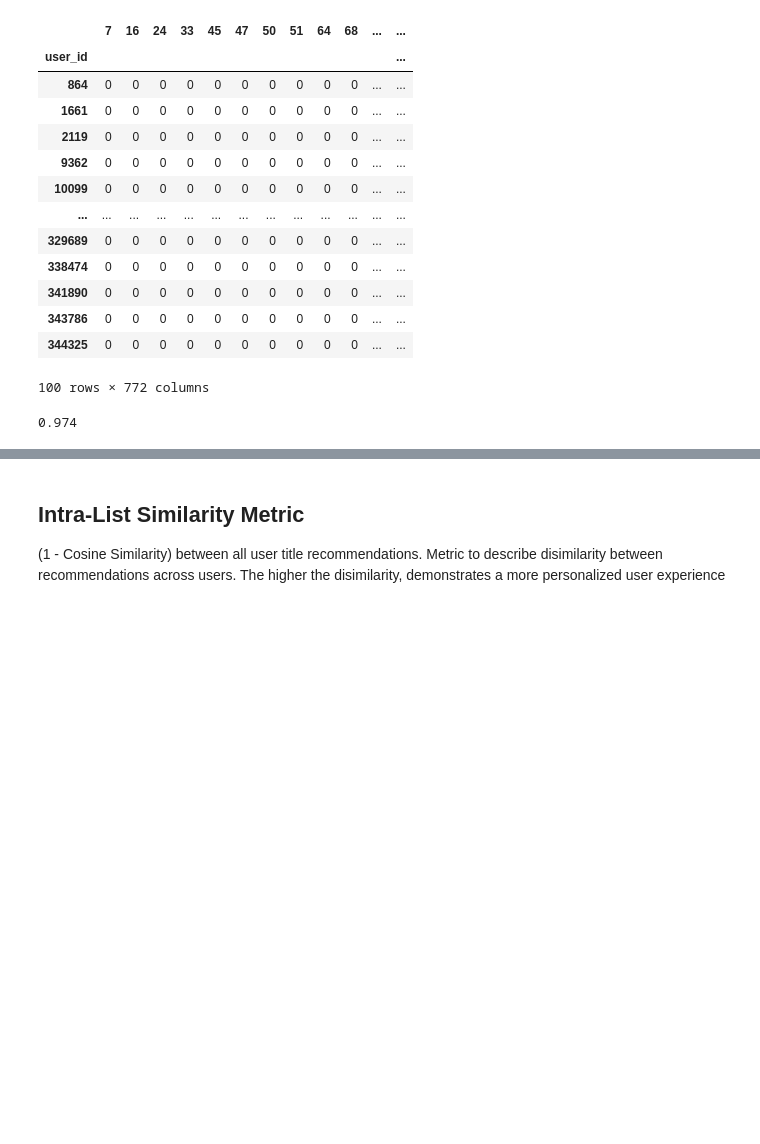
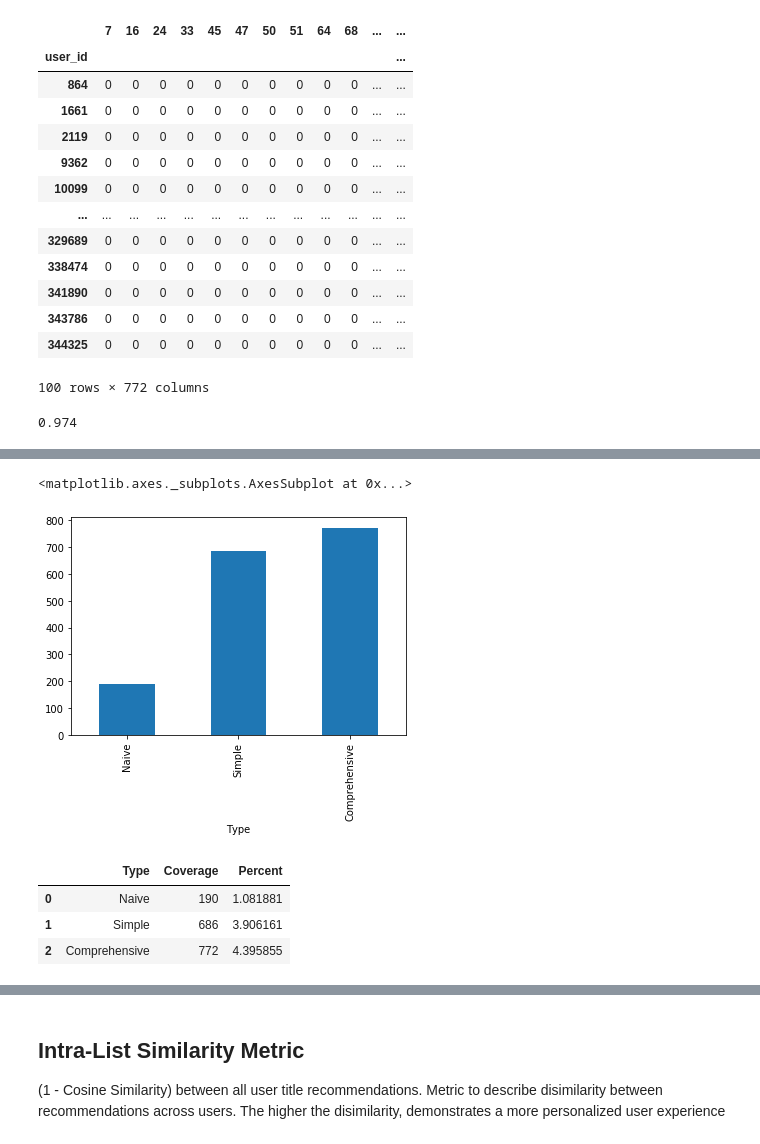
Before and after one commit to zeegeeko/ADS508-Recommender-System, a Jupyter notebook: Team3_Modeling.ipynb, the cells around one changed output, grey strips where cells are left out. Cells and saved outputs as stored; diff of their text form; code cells hidden in the pictures; blank space fills up the shorter version.

```diff
--- a/Team3_Modeling.ipynb
+++ b/Team3_Modeling.ipynb
@@ -826,0 +833,17 @@ Based on the average pairwise disimilarity (1 - cosine similarity), the Comprehe
+# %%
+cov_results = {'Type': ['Naive', 'Simple', 'Comprehensive'],
+               'Coverage': [len(naive_recs['mal_id'].unique()), len(simple_recs['mal_id'].unique()), len(comp_recs['mal_id'].unique())]}
+
+pd.DataFrame(cov_results).plot(kind='bar', x='Type', y='Coverage', legend=False)
+# %% [output]
+<matplotlib.axes._subplots.AxesSubplot at 0x...>
+[figure, added]
+# %%
+cov_df = pd.DataFrame(cov_results)
+cov_df['Percent'] = (cov_df['Coverage'] / 17562) * 100
+cov_df
+# %% [output]
+|  | Type | Coverage | Percent |
+| 0 | Naive | 190 | 1.081881 |
+| 1 | Simple | 686 | 3.906161 |
+| 2 | Comprehensive | 772 | 4.395855 |
```
Also changed, not shown: parts of 3 cells of this notebook.
